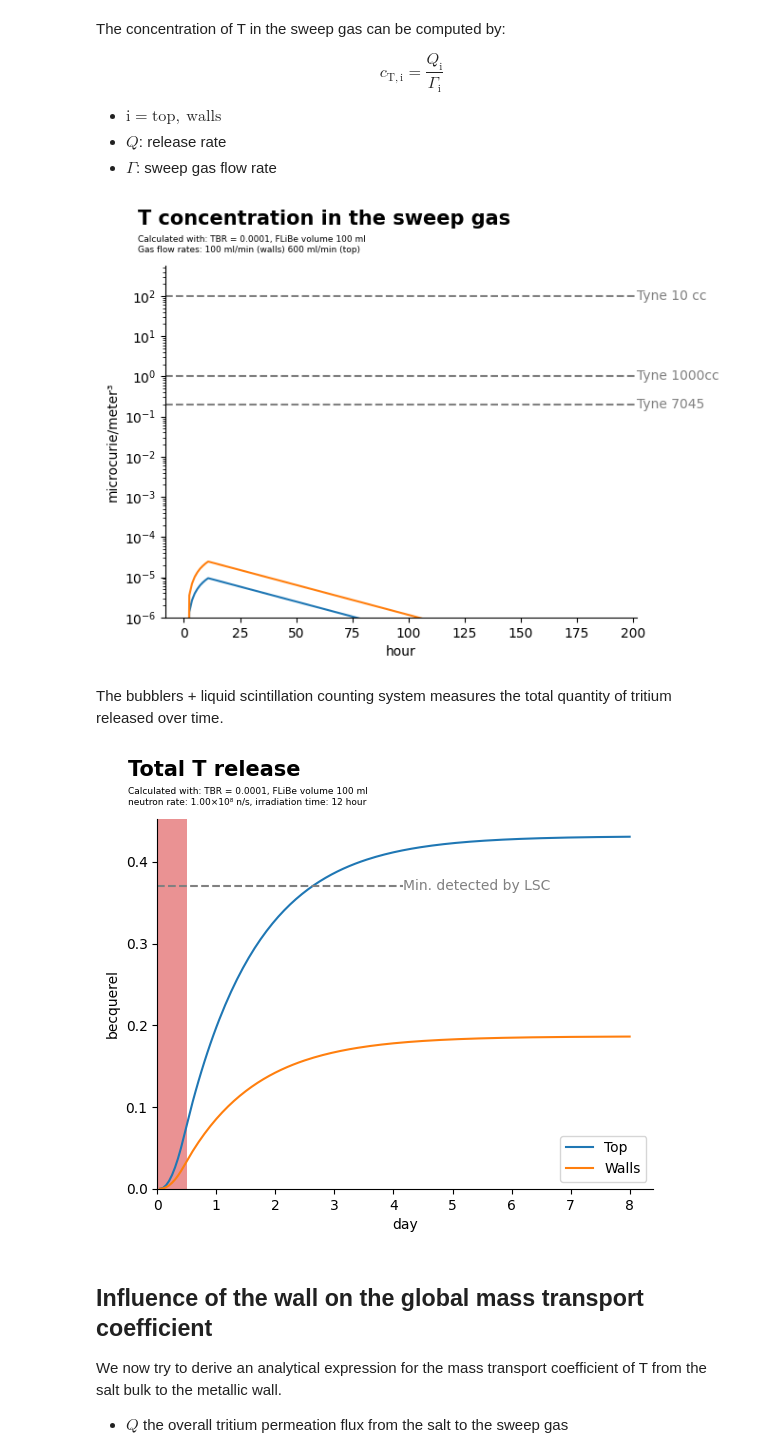
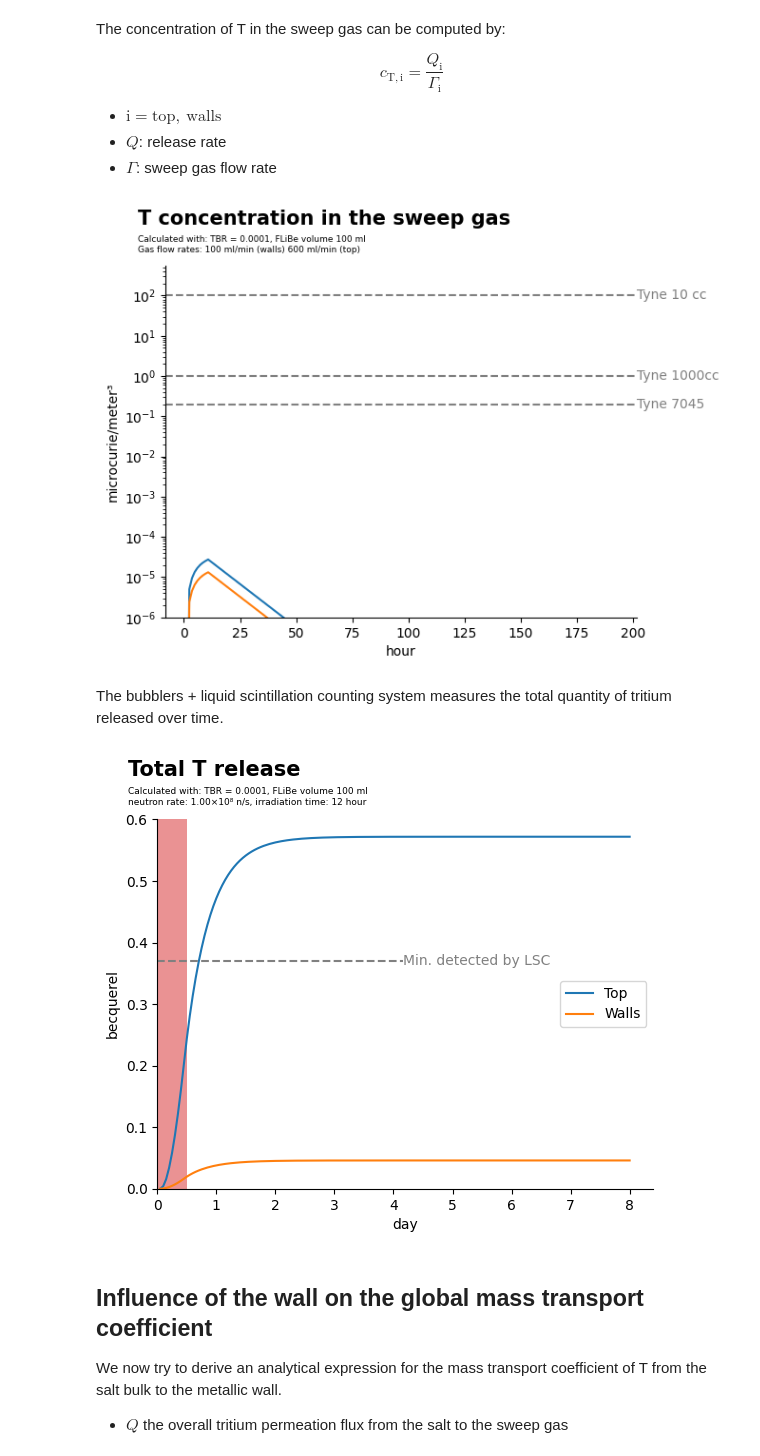
Before and after one commit to LIBRA-project/BABY-100-mL-runs, a Jupyter notebook: baby_dynamics.ipynb, the cells around one changed output. Cells and saved outputs as stored; diff of their text form; code cells hidden in the pictures.

Commit message:
Model has now an intermittent source

```diff
--- a/baby_dynamics.ipynb
+++ b/baby_dynamics.ipynb
@@ -37,6 +37,7 @@ class ScaledModel(Model):
 ## Standard BABY run
 # %%
 baby_radius = 2.1 * ureg.cm
+baby_radius = 1.77 * ureg.inches - 2 * 0.06 * ureg.inches
 baby_volume = 0.1 * ureg.L
 baby_cross_section = np.pi * baby_radius**2
 baby_height = baby_volume / baby_cross_section
@@ -46,7 +47,7 @@ baby_model = Model(
     # TBR=0.007 * ureg.particle * ureg.neutron**-1,
     TBR=1e-4 * ureg.particle * ureg.neutron**-1,
 )
-
+baby_model.number_days = 4 * ureg.days
 baby_model.exposure_time = 10 * ureg.hour
 baby_model.dt = 0.5 * ureg.h
 baby_model.run(6 * ureg.day)
@@ -105,13 +103,0 @@ plt.show()
-# %%
-times = [1, 5, 10] * ureg.days
-models = []
-
-for time in times:
-    baby_model.reset()
-    baby_model.exposure_time = time
-    models.append(baby_model)
-    baby_model.dt = time/200
-    baby_model.run(baby_model.exposure_time * 2)
-
-    times = baby_model.times.to(ureg.h)
-    plt.plot(times, baby_model.concentrations)
@@ -205,6 +106,7 @@ plt.show()
 
 This section tries to determine if we can detect T in the sweep gas for a 1L salt volume experiment.
 # %%
+baby_model.number_days = 1 * ureg.day
 baby_model.neutron_rate = 1e8 * ureg.neutron * ureg.s**-1
 baby_model.exposure_time = 12 * ureg.h
 baby_model.dt = baby_model.exposure_time/10
@@ -294,7 +196,7 @@ for l in [l4, l5]:
 plt.gca().spines.top.set_visible(False)
 plt.gca().spines.right.set_visible(False)
 # %% [output]
-[figure, old version]
+[figure, new version]
 # %% [markdown]
 The bubblers + liquid scintillation counting system measures the total quantity of tritium released over time.
 # %%
@@ -320,35 +222,36 @@ integrated_wall = (
         wall_release.to(ureg.Bq * ureg.h**-1), baby_model.times.to(ureg.h), initial=0
     )
     * ureg.Bq
 )
 plt.plot(baby_model.times.to(ureg.h), integrated_top, label="Top")
 plt.plot(baby_model.times.to(ureg.h), integrated_wall, label="Walls")
 plt.legend()
 
 
 minimum_act_detecable_LSC = 2 * ureg.pCi
 LSC_sample_volume = 2 * ureg.ml
 minimum_conc_detecable_LSC = minimum_act_detecable_LSC/LSC_sample_volume
 vial_volume = 10 *ureg.ml
 
 l = plt.hlines(vial_volume * minimum_conc_detecable_LSC, xmin=0*ureg.h, xmax=100*ureg.h, linestyle="dashed", color="grey", label="Min. detected by LSC")
 
 plt.annotate(
     l.get_label(),
     xy=(100*ureg.h, vial_volume * minimum_conc_detecable_LSC),
     va="center",
     color="grey",
 )
 
-plt.axvspan(0*ureg.h, baby_model.exposure_time, facecolor='tab:red', alpha=0.5)
+for day in range(baby_model.number_days.to(ureg.day).magnitude):
+    plt.axvspan(0*ureg.h + day*ureg.day, baby_model.exposure_time+ day*ureg.day, facecolor='tab:red', alpha=0.5)
 plt.annotate("Irradiation", (baby_model.exposure_time, 4*ureg.Bq), color="tab:red", alpha=0.5)
 
 plt.xlim(left=0*ureg.h)
 plt.ylim(bottom=0*ureg.Bq)
 plt.gca().spines.top.set_visible(False)
 plt.gca().spines.right.set_visible(False)
 # %% [output]
-[figure, old version]
+[figure, new version]
 # %% [markdown]
 ## Influence of the wall on the global mass transport coefficient
 
```
Also changed, not shown: parts of 7 cells of this notebook, 1 other file.
